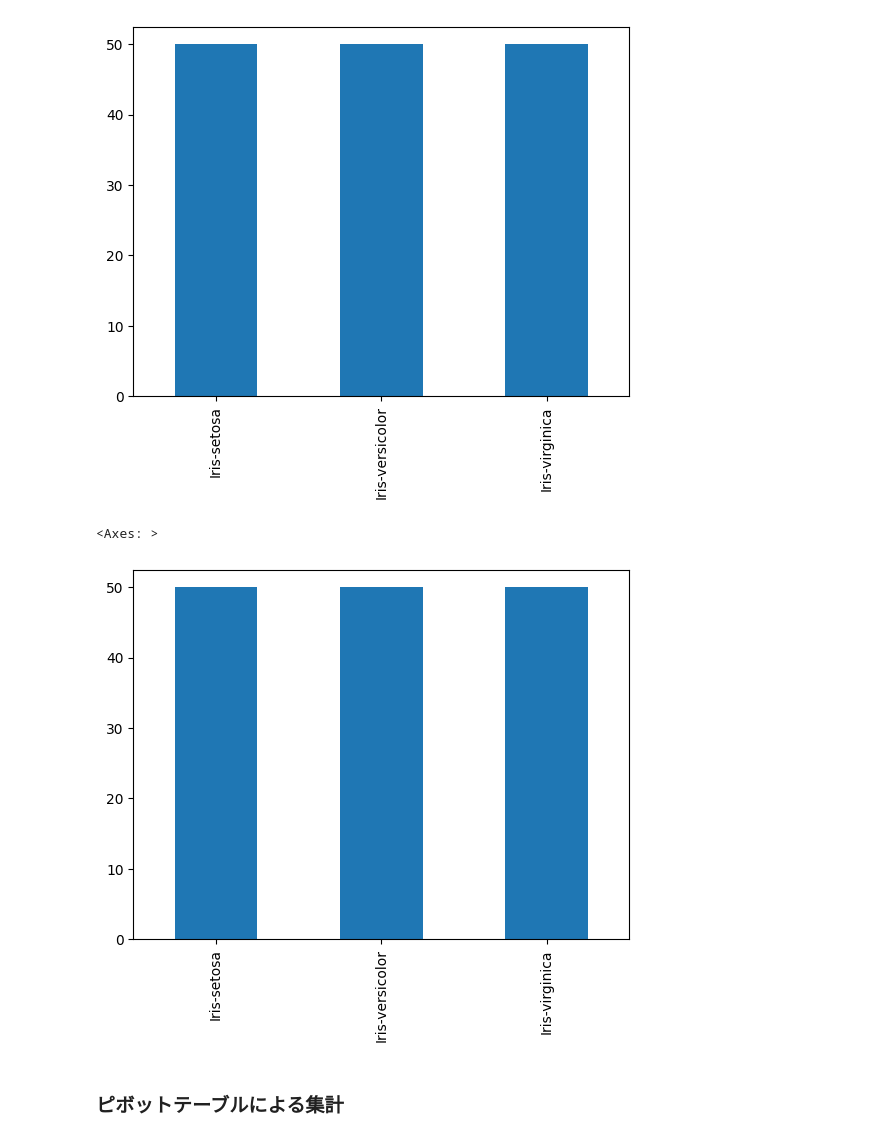
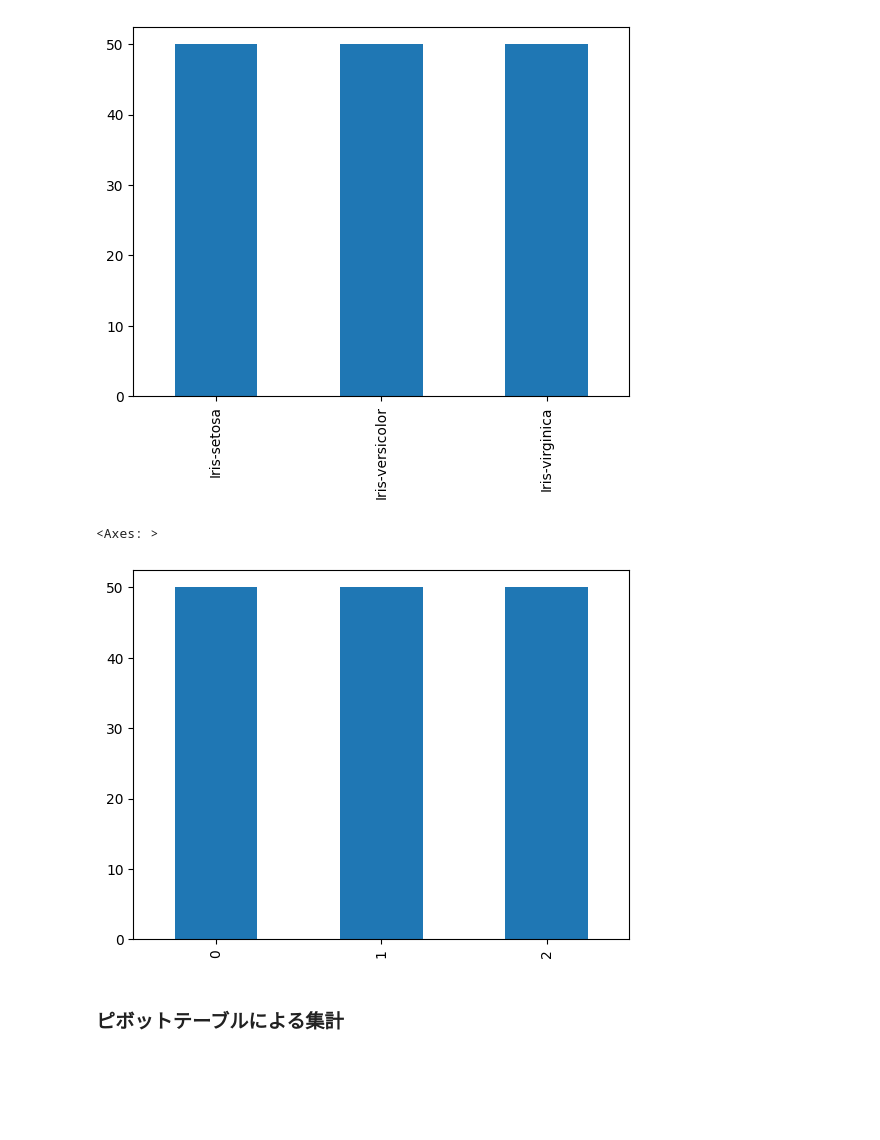
Before and after one commit to k2works/pragmatic-programing-exercise-2023, a Jupyter notebook: src/api/notebooks/chap09.ipynb, the cells around one changed output. Drawn from its saved outputs; the diff is of its cells as text; code cells hidden in the pictures; blank space fills up the shorter version.

```diff
--- a/src/api/notebooks/chap09.ipynb
+++ b/src/api/notebooks/chap09.ipynb
@@ -87,6 +87,11 @@ class DataVisualization:
         self.df_box()
         self.df_pairplot(hue)
 
+def convert_categoricals(df, cols):
+    df_conv = df.copy()
+    for c in cols:
+        df_conv[c] = CategoricalData(df_conv, c).convert()
+    return df_conv
 
 repo = CSVRepository()
 # %% [markdown]
@@ -190,12 +193,14 @@ species.plot()
 # %% [output]
 <Axes: >
 [figure]
-# %%
-species.convert()
-species.plot()
-# %% [output]
-<Axes: >
-[figure, removed]
+# %%
+categorical_cols = ['species']
+df_conv = convert_categoricals(df, categorical_cols)
+conv_species = CategoricalData(df_conv, 'species')
+conv_species.plot()
+# %% [output]
+<Axes: >
+[figure, added]
 # %% [markdown]
  ### ピボットテーブルによる集計
 # %%
```
Also changed, not shown: parts of 4 cells of this notebook, 1 other file.
